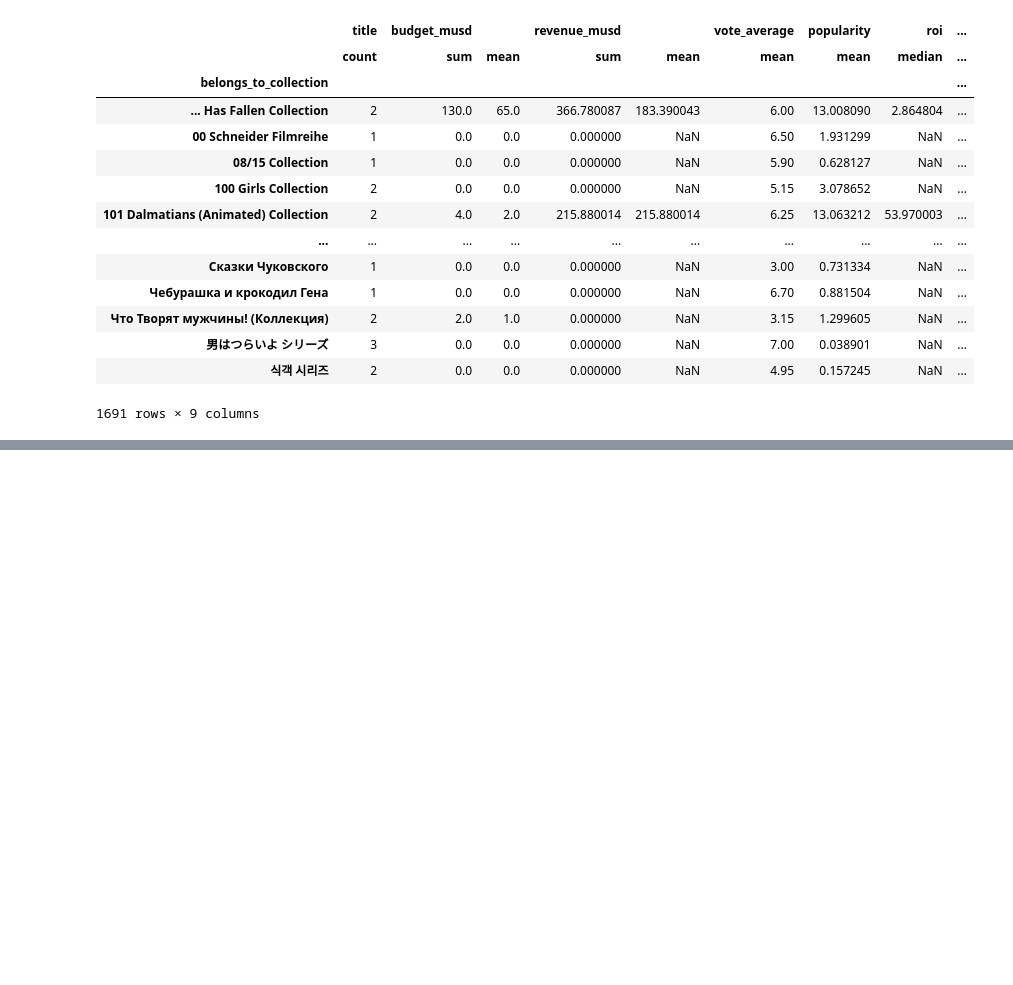
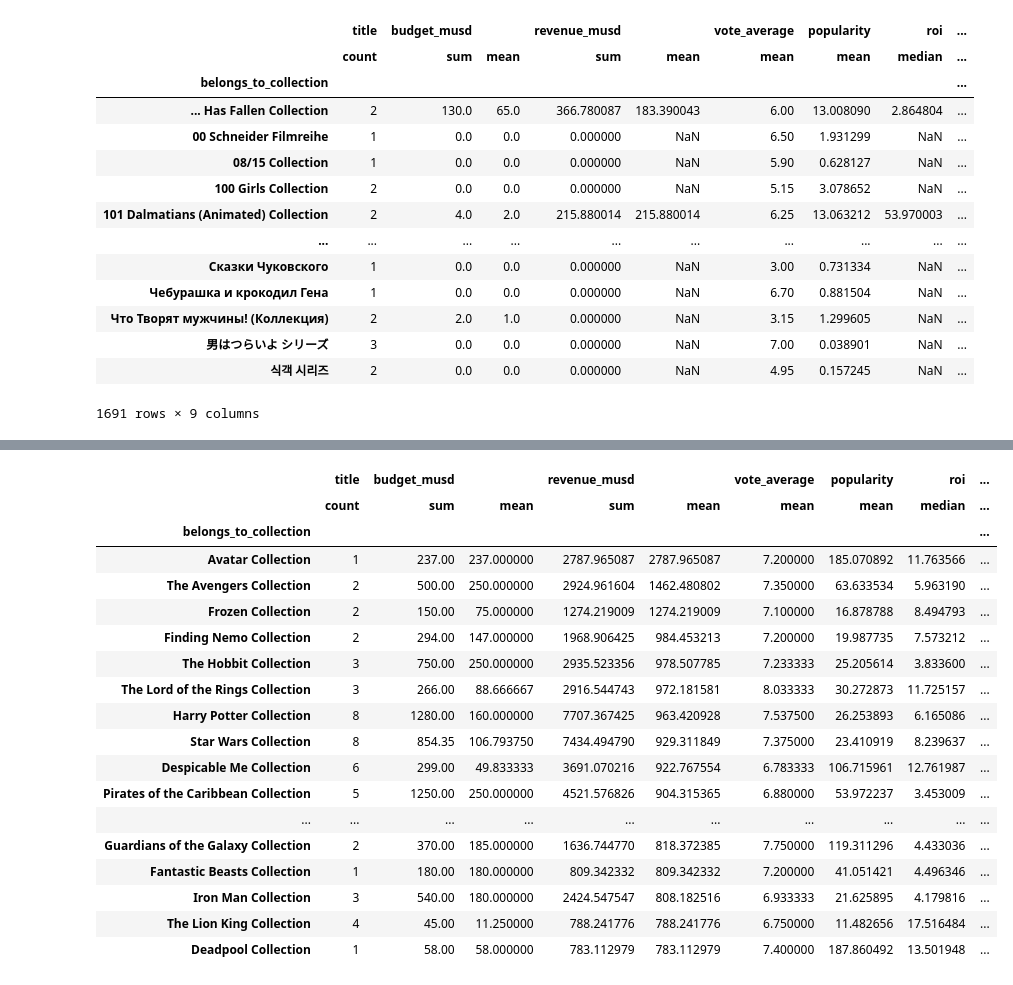
Before and after one commit to mcalmeida13/math-machine-learning, a Jupyter notebook: python-ds-pandas/project1/Project_01_Materials/project_01.ipynb, the cells around one changed output, grey strips where cells are left out. Drawn from its saved outputs; the diff is of its cells as text; code cells hidden in the pictures; blank space fills up the shorter version.

```diff
--- a/python-ds-pandas/project1/Project_01_Materials/project_01.ipynb
+++ b/python-ds-pandas/project1/Project_01_Materials/project_01.ipynb
@@ -542,0 +546,23 @@ franchise.nlargest(5,("title","count"))
+# %%
+# Top 20 franchise order by mean revenue
+franchise.nlargest(20, ("revenue_musd", "mean"))
+# %% [output]
+|  | title | budget_musd |  | revenue_musd |  | vote_average | popularity | roi | ... |
+|  | count | sum | mean | sum | mean | mean | mean | median | ... |
+| belongs_to_collection |  |  |  |  |  |  |  |  | ... |
+| Avatar Collection | 1 | 237.00 | 237.000000 | 2787.965087 | 2787.965087 | 7.200000 | 185.070892 | 11.763566 | ... |
+| The Avengers Collection | 2 | 500.00 | 250.000000 | 2924.961604 | 1462.480802 | 7.350000 | 63.633534 | 5.963190 | ... |
+| Frozen Collection | 2 | 150.00 | 75.000000 | 1274.219009 | 1274.219009 | 7.100000 | 16.878788 | 8.494793 | ... |
+| Finding Nemo Collection | 2 | 294.00 | 147.000000 | 1968.906425 | 984.453213 | 7.200000 | 19.987735 | 7.573212 | ... |
+| The Hobbit Collection | 3 | 750.00 | 250.000000 | 2935.523356 | 978.507785 | 7.233333 | 25.205614 | 3.833600 | ... |
+| The Lord of the Rings Collection | 3 | 266.00 | 88.666667 | 2916.544743 | 972.181581 | 8.033333 | 30.272873 | 11.725157 | ... |
+| Harry Potter Collection | 8 | 1280.00 | 160.000000 | 7707.367425 | 963.420928 | 7.537500 | 26.253893 | 6.165086 | ... |
+| Star Wars Collection | 8 | 854.35 | 106.793750 | 7434.494790 | 929.311849 | 7.375000 | 23.410919 | 8.239637 | ... |
+| Despicable Me Collection | 6 | 299.00 | 49.833333 | 3691.070216 | 922.767554 | 6.783333 | 106.715961 | 12.761987 | ... |
+| Pirates of the Caribbean Collection | 5 | 1250.00 | 250.000000 | 4521.576826 | 904.315365 | 6.880000 | 53.972237 | 3.453009 | ... |
+| ... | ... | ... | ... | ... | ... | ... | ... | ... | ... |
+| Guardians of the Galaxy Collection | 2 | 370.00 | 185.000000 | 1636.744770 | 818.372385 | 7.750000 | 119.311296 | 4.433036 | ... |
+| Fantastic Beasts Collection | 1 | 180.00 | 180.000000 | 809.342332 | 809.342332 | 7.200000 | 41.051421 | 4.496346 | ... |
+| Iron Man Collection | 3 | 540.00 | 180.000000 | 2424.547547 | 808.182516 | 6.933333 | 21.625895 | 4.179816 | ... |
+| The Lion King Collection | 4 | 45.00 | 11.250000 | 788.241776 | 788.241776 | 6.750000 | 11.482656 | 17.516484 | ... |
+| Deadpool Collection | 1 | 58.00 | 58.000000 | 783.112979 | 783.112979 | 7.400000 | 187.860492 | 13.501948 | ... |
```
Also changed, not shown: parts of 20 cells of this notebook.
